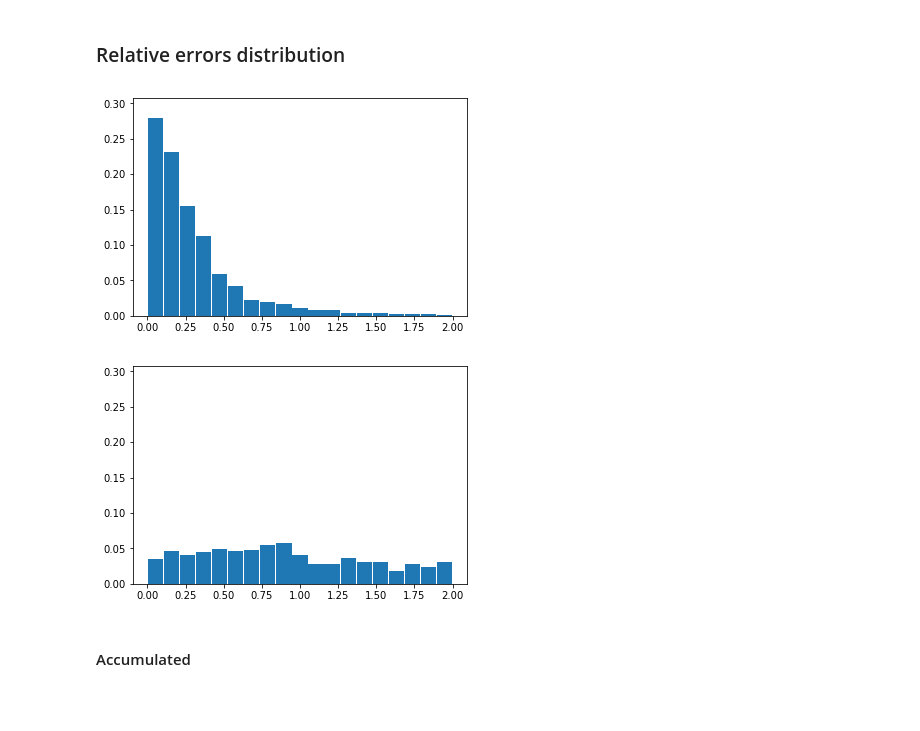
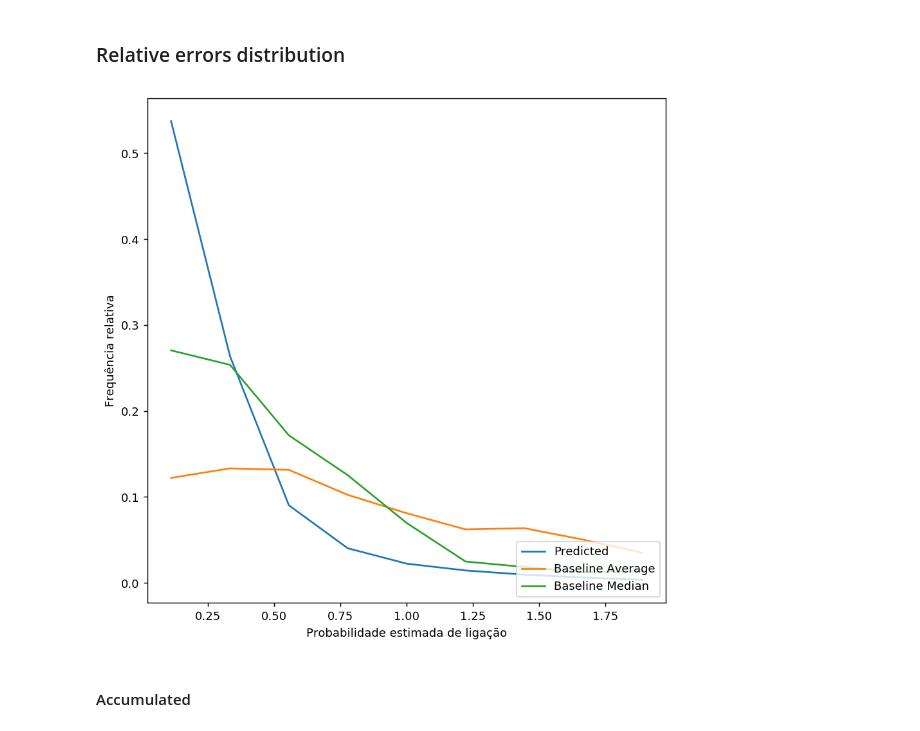
Before and after one commit to rpagliuca/amazon-copurchased-data-science, a Jupyter notebook: price_1_basic_analysis.ipynb, the cells around one changed output. Drawn from its saved outputs; the diff is of its cells as text; code cells hidden in the pictures; blank space fills up the shorter version.

Commit message:
feat: Add median baseline for price analysis

```diff
--- a/price_1_basic_analysis.ipynb
+++ b/price_1_basic_analysis.ipynb
@@ -13,7 +13,7 @@ Author: Rafael J. P. dos Santos
 # %% [markdown]
 We use the parameter below to set the maximum number of edges to be read from the CSV containing edges (links).
 # %%
-max_edges = 20000 # Set quantity to read from file
+max_edges = 50000 # Set quantity to read from file
 edges_csv_file = "data/20180812_links"
 nodes_csv_file = "data/20180812_nodes"
 # %% [markdown]
@@ -179,5 +179,7 @@ It's important to have a baseline, so we can validate our predictions after runn
 We have an average price around R\$43, so this means that a very easy prediction would be to always guess R$43 for the price of any book.
 # %%
 average_target = np.average(target)
+median_target = np.median(target)
 print "Average price: R$", average_target
+print "Median parice; R$", median_target
 # %% [output]
@@ -242,6 +248,6 @@ y shape:  (3282,)
 # %% [markdown]
 Now we can compare the errors obtained by our predictions against the errors provided by the baseline (average price). Our prediction errors should be less than the baseline errors to consider the model successful.
 # %%
-errors, errors_baseline, errors_relative, errors_baseline_relative = shared_functions.print_mean_absolute_error(y_pred, target, average_target)
+errors, errors_baseline, errors_relative, errors_baseline_relative, errors_baseline_median, errors_baseline_median_relative = shared_functions.print_mean_absolute_error(y_pred, target, average_target, median_target)
 # %% [output]
 == Absolute
@@ -258,7 +268,7 @@ errors, errors_baseline, errors_relative, errors_baseline_relative = shared_func
 ### Join data
 # %%
 pd.set_option('display.max_columns', None)
-predicted_df, joined_predicted_df = shared_functions.join_predicted_df(df, features, target, y_pred, errors, errors_relative, errors_baseline, errors_baseline_relative)
+predicted_df, joined_predicted_df = shared_functions.join_predicted_df(df, features, target, y_pred, errors, errors_relative, errors_baseline, errors_baseline_relative, errors_baseline_median, errors_baseline_median_relative)
 # %% [markdown]
 ### Worst absolute predictions
 # %% [markdown]
@@ -356,10 +366,9 @@ joined_predicted_df.sort_values('error', ascending = True).head(20)
 # %% [markdown]
 ### Relative errors distribution
 # %%
-centers, normalized_hist_predicted, normalized_hist_baseline = shared_functions.plot_relative_error_distribution(predicted_df)
+centers, normalized_hist_predicted, normalized_hist_baseline, normalized_hist_baseline_median = shared_functions.plot_relative_error_distribution(predicted_df)
 # %% [output]
-[figure, old version]
+[figure, new version]
-[figure, removed]
 # %% [markdown]
 #### Accumulated
 # %%
```
Also changed, not shown: parts of 16 cells of this notebook, 1 other file.
